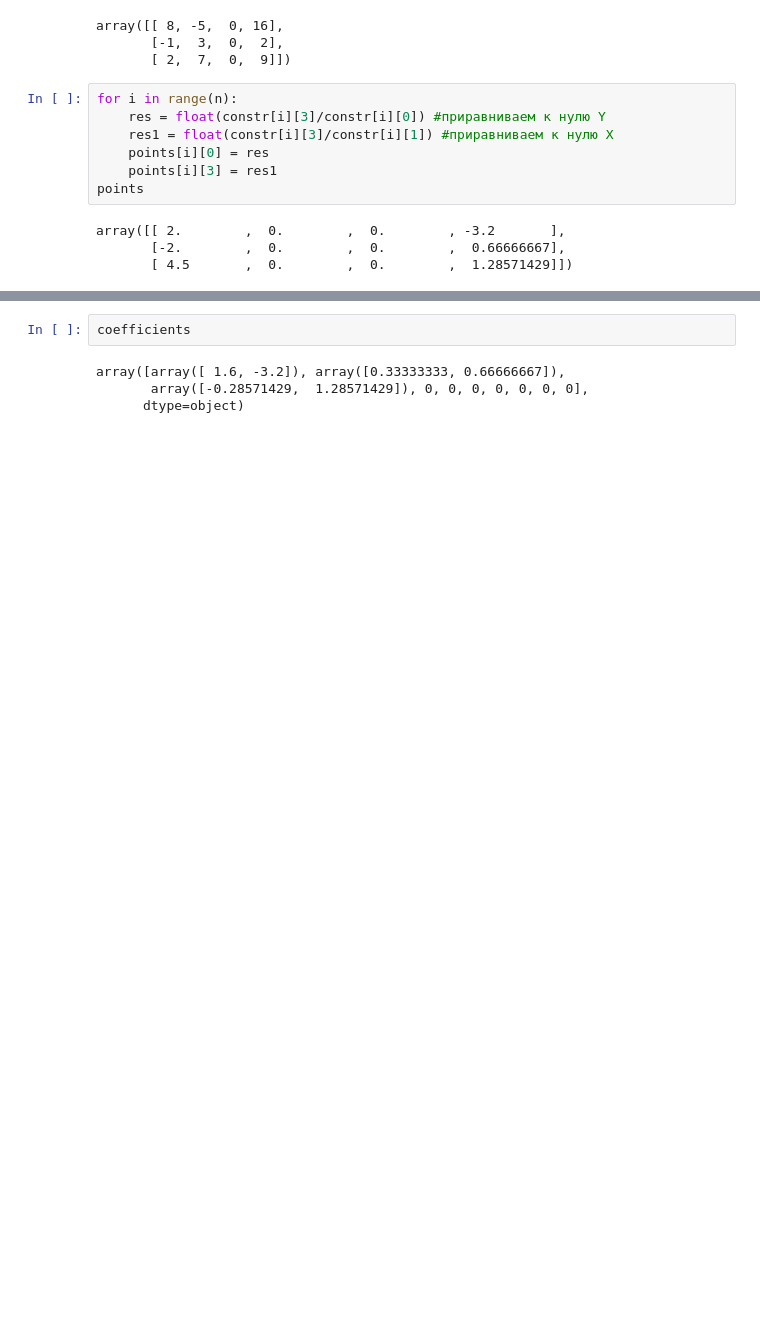
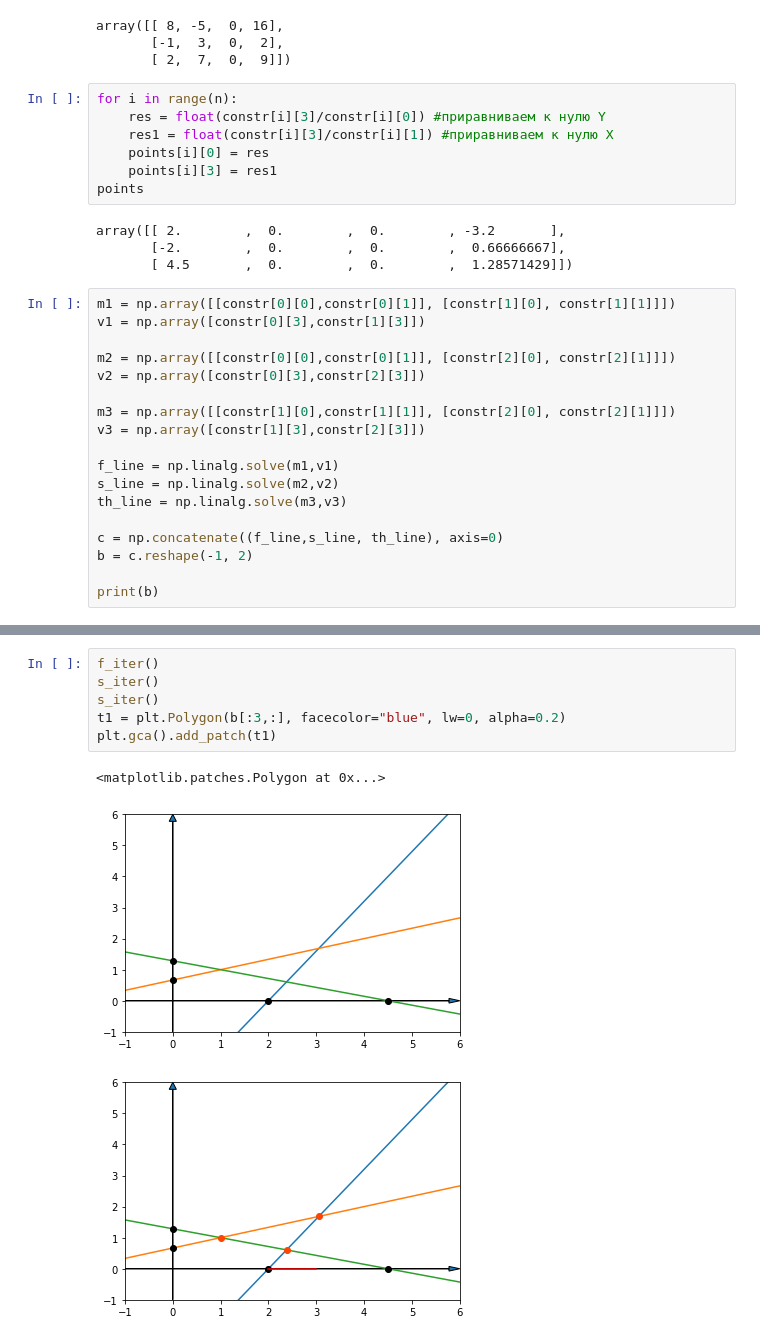
Before and after one commit to Math-methodes/math, a Jupyter notebook: Graphical_method.ipynb, the cells around one changed output, grey strips where cells are left out. Cells and saved outputs as stored; diff of their text form; blank space fills up the shorter version.

```diff
--- a/Graphical_method.ipynb
+++ b/Graphical_method.ipynb
@@ -66,3 +66,21 @@ points
 array([[ 2.        ,  0.        ,  0.        , -3.2       ],
        [-2.        ,  0.        ,  0.        ,  0.66666667],
        [ 4.5       ,  0.        ,  0.        ,  1.28571429]])
+# %%
+m1 = np.array([[constr[0][0],constr[0][1]], [constr[1][0], constr[1][1]]])
+v1 = np.array([constr[0][3],constr[1][3]])
+
+m2 = np.array([[constr[0][0],constr[0][1]], [constr[2][0], constr[2][1]]])
+v2 = np.array([constr[0][3],constr[2][3]])
+
+m3 = np.array([[constr[1][0],constr[1][1]], [constr[2][0], constr[2][1]]])
+v3 = np.array([constr[1][3],constr[2][3]])
+
+f_line = np.linalg.solve(m1,v1)
+s_line = np.linalg.solve(m2,v2)
+th_line = np.linalg.solve(m3,v3)
+
+c = np.concatenate((f_line,s_line, th_line), axis=0)
+b = c.reshape(-1, 2)
+
+print(b)
@@ -115,6 +184,10 @@ axes.plot(3.05263158,1.68421053, 'ro')
-# %%
-coefficients
-# %% [output]
-array([array([ 1.6, -3.2]), array([0.33333333, 0.66666667]),
-       array([-0.28571429,  1.28571429]), 0, 0, 0, 0, 0, 0, 0],
-      dtype=object)
+# %%
+f_iter()
+s_iter()
+s_iter()
+t1 = plt.Polygon(b[:3,:], facecolor="blue", lw=0, alpha=0.2)
+plt.gca().add_patch(t1)
+# %% [output]
+<matplotlib.patches.Polygon at 0x...>
+[figure, added]
+[figure, added]
```
Also changed, not shown: parts of 7 cells of this notebook.
